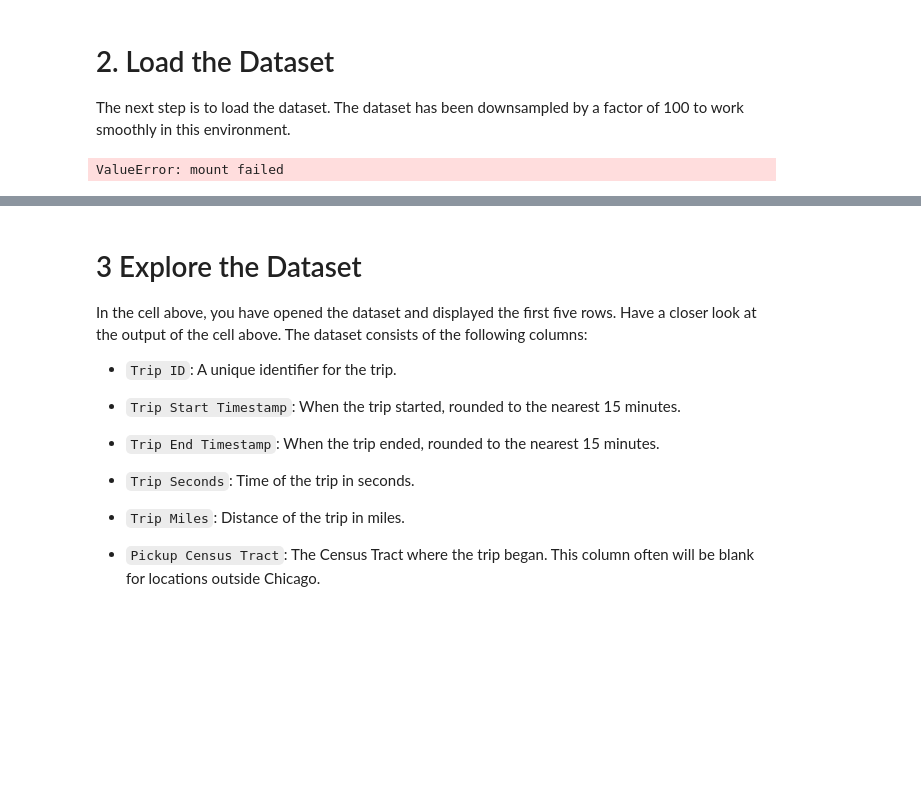
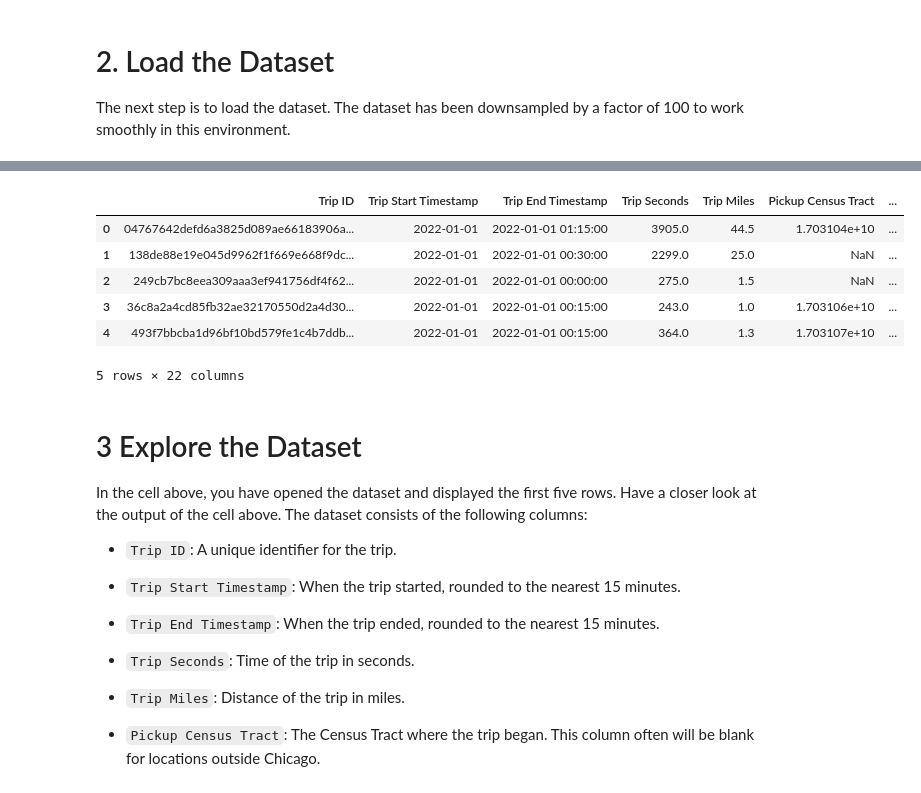
Before and after one commit to phuchoang2603/coursera-math-for-ml, a Jupyter notebook: C3/intro_to_pandas/Rideshare_Project_Week1.ipynb, the cells around one changed output, grey strips where cells are left out. Saved outputs shown, nothing was run; the diff lists cells and outputs as text; code cells hidden in the pictures; blank space fills up the shorter version.

```diff
--- a/C3/intro_to_pandas/Rideshare_Project_Week1.ipynb
+++ b/C3/intro_to_pandas/Rideshare_Project_Week1.ipynb
@@ -26,12 +26,3 @@ import matplotlib.pyplot as plt
 # 2. Load the Dataset
 
 The next step is to load the dataset. The dataset has been downsampled by a factor of 100 to work smoothly in this environment.
-# %%
-# Mount Google Drive for large files
-from google.colab import drive
-drive.mount('/content/drive')
-
-# Path to your CSV in Drive (update as needed)
-csv_path = '/content/drive/My Drive/Colab Notebooks/data/rideshare_2022.csv'
-# %% [output]
-ValueError: mount failed
@@ -43,0 +29,18 @@ df.head()
+# %%
+# 1. Install the library
+!pip install datasets
+
+# 2. Load the dataset
+from datasets import load_dataset
+
+# Load the CSV. It handles downloading and caching automatically.
+dataset = load_dataset("phuchoang2603/coursera", data_files="rideshare_2022.csv")
+
+# Convert to Pandas (if you prefer Pandas over Arrow)
+df = dataset['train'].to_pandas()
+df['Trip Start Timestamp'] = pd.to_datetime(df['Trip Start Timestamp'])
+df['Trip End Timestamp'] = pd.to_datetime(df['Trip End Timestamp'])
+
+# Show the first five rows of the dataset
+df.head()
+# %% [output]
@@ -44,3 +64,10 @@ df.head()
+|  | Trip ID | Trip Start Timestamp | Trip End Timestamp | Trip Seconds | Trip Miles | Pickup Census Tract | ... |
+| 0 | 04767642defd6a3825d089ae66183906a... | 2022-01-01 | 2022-01-01 01:15:00 | 3905.0 | 44.5 | 1.703104e+10 | ... |
+| 1 | 138de88e19e045d9962f1f669e668f9dc... | 2022-01-01 | 2022-01-01 00:30:00 | 2299.0 | 25.0 | NaN | ... |
+| 2 | 249cb7bc8eea309aaa3ef941756df4f62... | 2022-01-01 | 2022-01-01 00:00:00 | 275.0 | 1.5 | NaN | ... |
+| 3 | 36c8a2a4cd85fb32ae32170550d2a4d30... | 2022-01-01 | 2022-01-01 00:15:00 | 243.0 | 1.0 | 1.703106e+10 | ... |
+| 4 | 493f7bbcba1d96bf10bd579fe1c4b7ddb... | 2022-01-01 | 2022-01-01 00:15:00 | 364.0 | 1.3 | 1.703107e+10 | ... |
+5 rows × 22 columns
 # %% [markdown]
 # 3 Explore the Dataset
 
```
Also changed, not shown: parts of 5 cells of this notebook, 1 other file.
